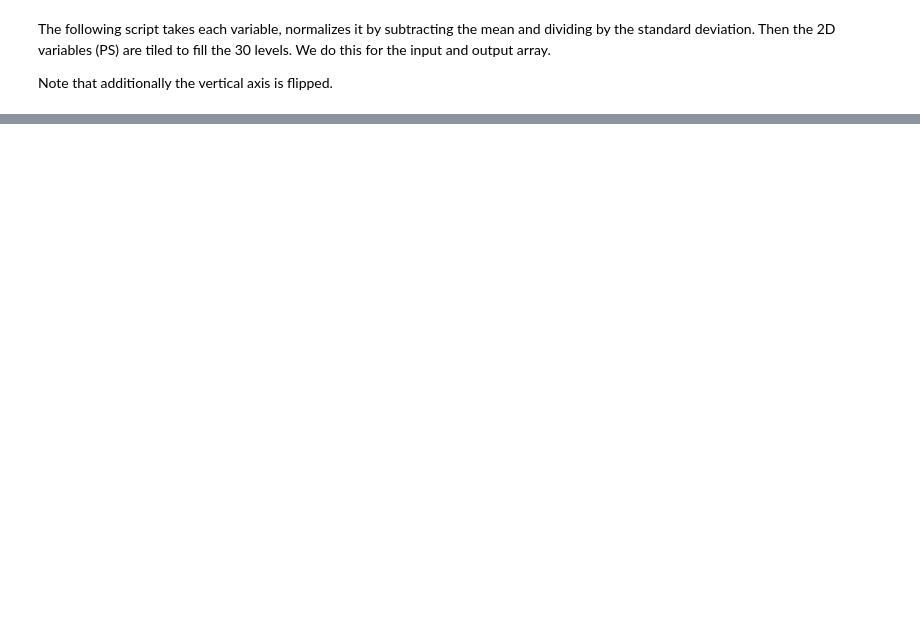
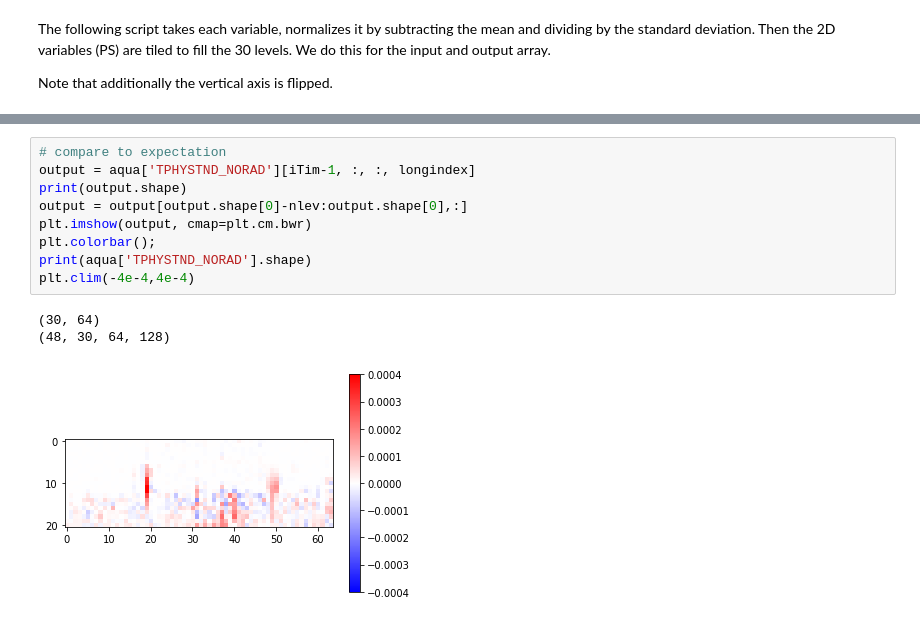
Before and after one commit to gentine/CBRAIN, a Jupyter notebook: load_keras_model.ipynb, the cells around one changed output, grey strips where cells are left out. Cells and saved outputs as stored; diff of their text form; blank space fills up the shorter version.

```diff
--- a/load_keras_model.ipynb
+++ b/load_keras_model.ipynb
@@ -408,0 +280,13 @@ plt.imshow(preds_de[-1, :, :, 0, 10], cmap='bwr', vmin=-5e-4, vmax=5e-4)
+# %%
+# compare to expectation
+output = aqua['TPHYSTND_NORAD'][iTim-1, :, :, longindex]
+print(output.shape)
+output = output[output.shape[0]-nlev:output.shape[0],:]
+plt.imshow(output, cmap=plt.cm.bwr)
+plt.colorbar();
+print(aqua['TPHYSTND_NORAD'].shape)
+plt.clim(-4e-4,4e-4)
+# %% [output]
+(30, 64)
+(48, 30, 64, 128)
+[figure, added]
```
Also changed, not shown: parts of 52 cells of this notebook, 4 other files.
